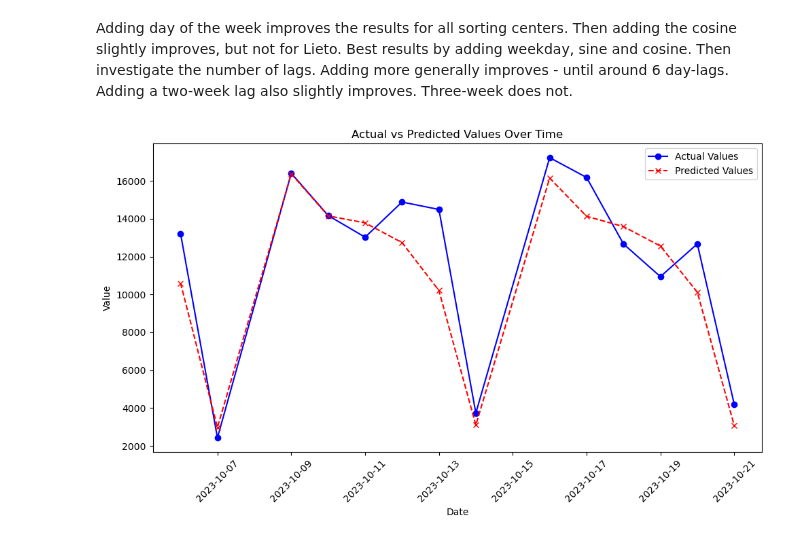
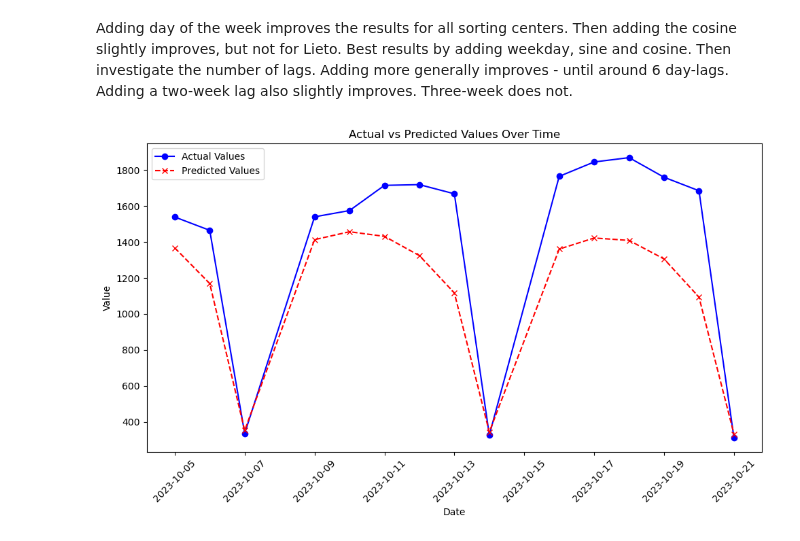
Before and after one commit to 504523tb/CIEM6302-Advanced-Data-Science-for-Traffic-and-Transportation-Engineering-PrimeVision-G1, a Jupyter notebook: notebook_temp_kristian.ipynb, the cells around one changed output. Saved outputs shown, nothing was run; the diff lists cells and outputs as text; code cells hidden in the pictures.

```diff
--- a/notebook_temp_kristian.ipynb
+++ b/notebook_temp_kristian.ipynb
@@ -307,7 +262,7 @@ xdf['cos_day_of_week'] = np.cos(2 * np.pi * xdf['day_of_week'] / 7)
 xdf['sin_day_of_week'] = np.sin(2 * np.pi * xdf['day_of_week'] / 7)
 
 # Drop NaN values after creating lag features
-#xdf.dropna(inplace=True)
+xdf.dropna(inplace=True)
 xdf
 # %% [output]
 |  | sorting_center_name | scanning_date | output_belt | no_of_events | day_of_week | cos_day_of_week | ... |
@@ -325,7 +280,7 @@ xdf
 188628 rows × 7 columns
 # %%
 #define a function to calculate the predictions for a specific belt
-def lingres(center, belt):
+def linreg(center, belt):
     chute = xdf[(xdf['sorting_center_name'] == center) & (xdf['output_belt'] == belt)]
     lags = 7  # You can change the number of lags
     X = create_lag_features(chute['no_of_events'], lags)
@@ -348,7 +303,6 @@ def lingres(center, belt):
     X_test, X_drop, y_test, y_drop, dates_test, dates_drop = train_test_split(
         X_rest, y_rest, dates_rest, test_size=0.8, shuffle=False
     )
-
     # Train the model
     model = LinearRegression()
     model.fit(X_train[features], y_train)
@@ -359,8 +313,7 @@ def lingres(center, belt):
     # Recursive forecasting loop
     for i in range(len(X_test)):
         # Select the current row of features (including lags)
-        row_data = X_test[features].iloc[i].to_frame().T  # Keep it as a DataFrame with feature names
-
+        row_data = X_test[features].iloc[i].to_frame().T
         # Make the prediction for the current step
         pred = model.predict(row_data)[0]
 
@@ -374,5 +327,6 @@ def lingres(center, belt):
 
     # Convert predictions list to a NumPy array or DataFrame for analysis
     predictions = np.array(predictions)
+    return np.array(y_test), predictions, dates_test
 
-    return np.array(y_test), predictions, dates_test
+linreg('VANTAA', 11)
@@ -438,24 +417,29 @@ Best results by adding weekday, sine and cosine.
 Then investigate the number of lags. Adding more generally improves - until around 6 day-lags.
 Adding a two-week lag also slightly improves. Three-week does not.
 # %%
-# Plot the actual vs predicted values
-plt.figure(figsize=(10, 6))
+#plot a specific output belt using the linear regression
 
-# Plot actual values
-plt.plot(lingres('VANTAA', 109)[2], lingres('VANTAA',109)[0], label='Actual Values', color='blue', marker='o')
+def plotlinreg(sorting_center, output_belt):
+    # Plot the actual vs predicted values
+    plt.figure(figsize=(10, 6))
 
-# Plot predicted values
-plt.plot(lingres('VANTAA', 109)[2], lingres('VANTAA',109)[1], label='Predicted Values', color='red', linestyle='--', marker='x')
+    # Plot actual values
+    plt.plot(linreg(sorting_center, output_belt)[2], linreg(sorting_center, output_belt)[0], label='Actual Values', color='blue', marker='o')
 
-# Add labels and title
-plt.xlabel('Date')
-plt.ylabel('Value')
-plt.title('Actual vs Predicted Values Over Time')
-plt.xticks(rotation=45)
-plt.legend()
+    # Plot predicted values
+    plt.plot(linreg(sorting_center, output_belt)[2], linreg(sorting_center, output_belt)[1], label='Predicted Values', color='red', linestyle='--', marker='x')
 
-# Show plot
-plt.tight_layout()
-plt.show()
+    # Add labels and title
+    plt.xlabel('Date')
+    plt.ylabel('Value')
+    plt.title('Actual vs Predicted Values Over Time')
+    plt.xticks(rotation=45)
+    plt.legend()
+
+    # Show plot
+    plt.tight_layout()
+    plt.show()
+
+plotlinreg('VANTAA',16)
 # %% [output]
-[figure, old version]
+[figure, new version]
```
Also changed, not shown: parts of 6 cells of this notebook, 1 other file.
